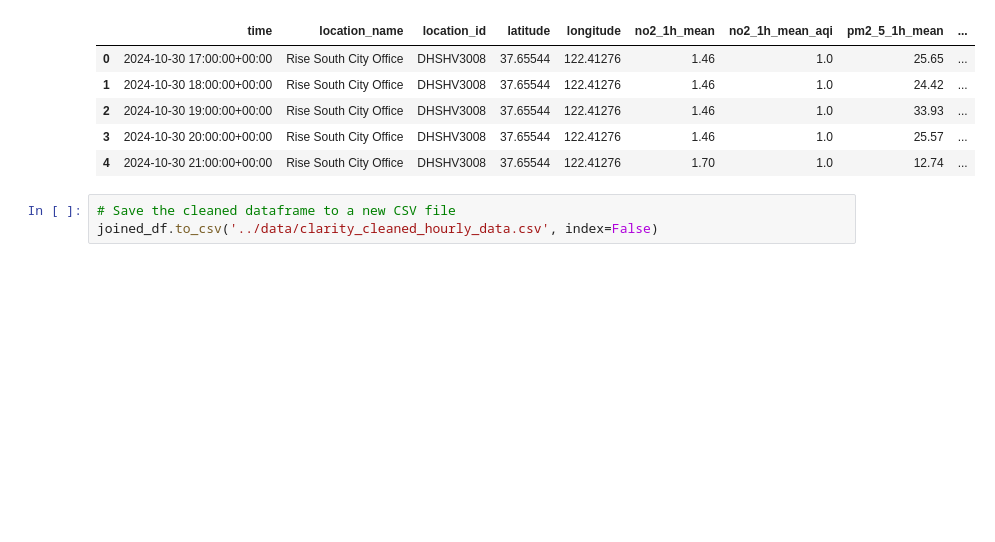
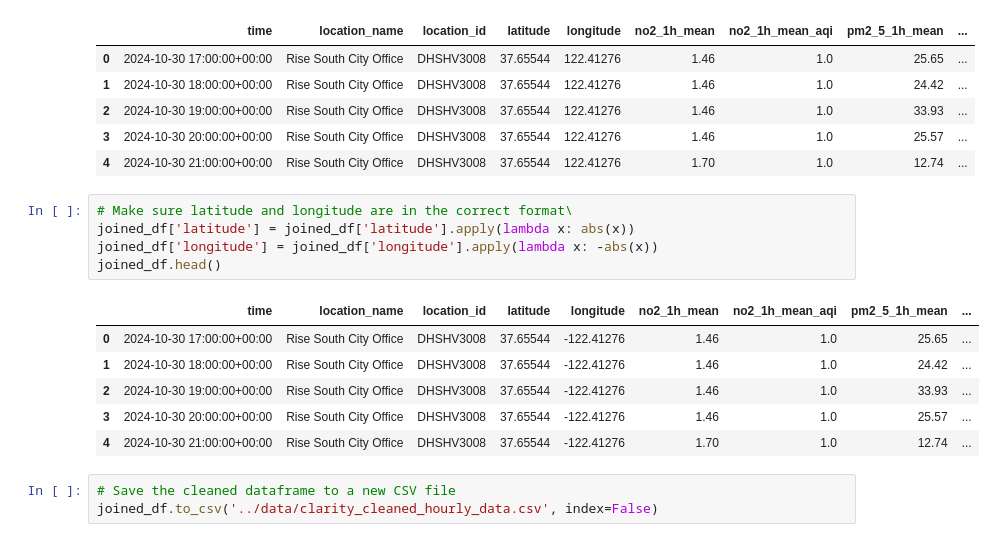
Before and after one commit to macks26/rise-south-city-dashboard, a Jupyter notebook: code/clean_air_data.ipynb, the cells around one changed output. Drawn from its saved outputs; the diff is of its cells as text; blank space fills up the shorter version.

```diff
--- a/code/clean_air_data.ipynb
+++ b/code/clean_air_data.ipynb
@@ -162,6 +162,18 @@ joined_df.head()
 | 2 | 2024-10-30 19:00:00+00:00 | Rise South City Office | DHSHV3008 | 37.65544 | 122.41276 | 1.46 | 1.0 | 33.93 | ... |
 | 3 | 2024-10-30 20:00:00+00:00 | Rise South City Office | DHSHV3008 | 37.65544 | 122.41276 | 1.46 | 1.0 | 25.57 | ... |
 | 4 | 2024-10-30 21:00:00+00:00 | Rise South City Office | DHSHV3008 | 37.65544 | 122.41276 | 1.70 | 1.0 | 12.74 | ... |
+# %%
+# Make sure latitude and longitude are in the correct format\
+joined_df['latitude'] = joined_df['latitude'].apply(lambda x: abs(x))
+joined_df['longitude'] = joined_df['longitude'].apply(lambda x: -abs(x))
+joined_df.head()
+# %% [output]
+|  | time | location_name | location_id | latitude | longitude | no2_1h_mean | no2_1h_mean_aqi | pm2_5_1h_mean | ... |
+| 0 | 2024-10-30 17:00:00+00:00 | Rise South City Office | DHSHV3008 | 37.65544 | -122.41276 | 1.46 | 1.0 | 25.65 | ... |
+| 1 | 2024-10-30 18:00:00+00:00 | Rise South City Office | DHSHV3008 | 37.65544 | -122.41276 | 1.46 | 1.0 | 24.42 | ... |
+| 2 | 2024-10-30 19:00:00+00:00 | Rise South City Office | DHSHV3008 | 37.65544 | -122.41276 | 1.46 | 1.0 | 33.93 | ... |
+| 3 | 2024-10-30 20:00:00+00:00 | Rise South City Office | DHSHV3008 | 37.65544 | -122.41276 | 1.46 | 1.0 | 25.57 | ... |
+| 4 | 2024-10-30 21:00:00+00:00 | Rise South City Office | DHSHV3008 | 37.65544 | -122.41276 | 1.70 | 1.0 | 12.74 | ... |
 # %%
 # Save the cleaned dataframe to a new CSV file
 joined_df.to_csv('../data/clarity_cleaned_hourly_data.csv', index=False)
```
Also changed, not shown: parts of 11 cells of this notebook, 7 other files.
